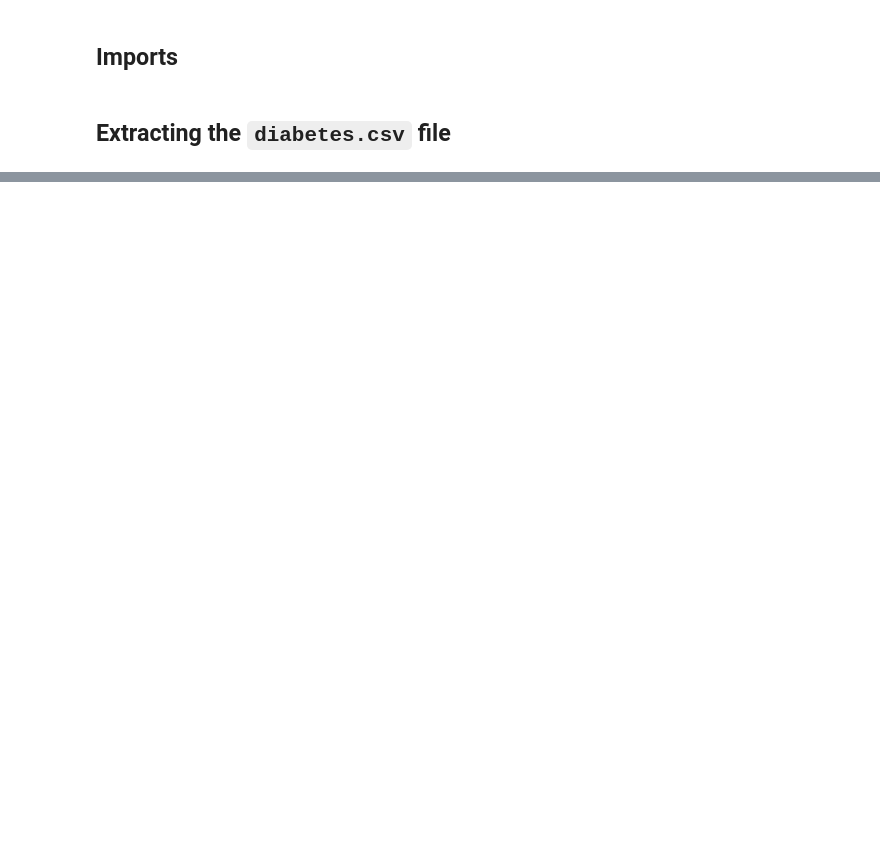
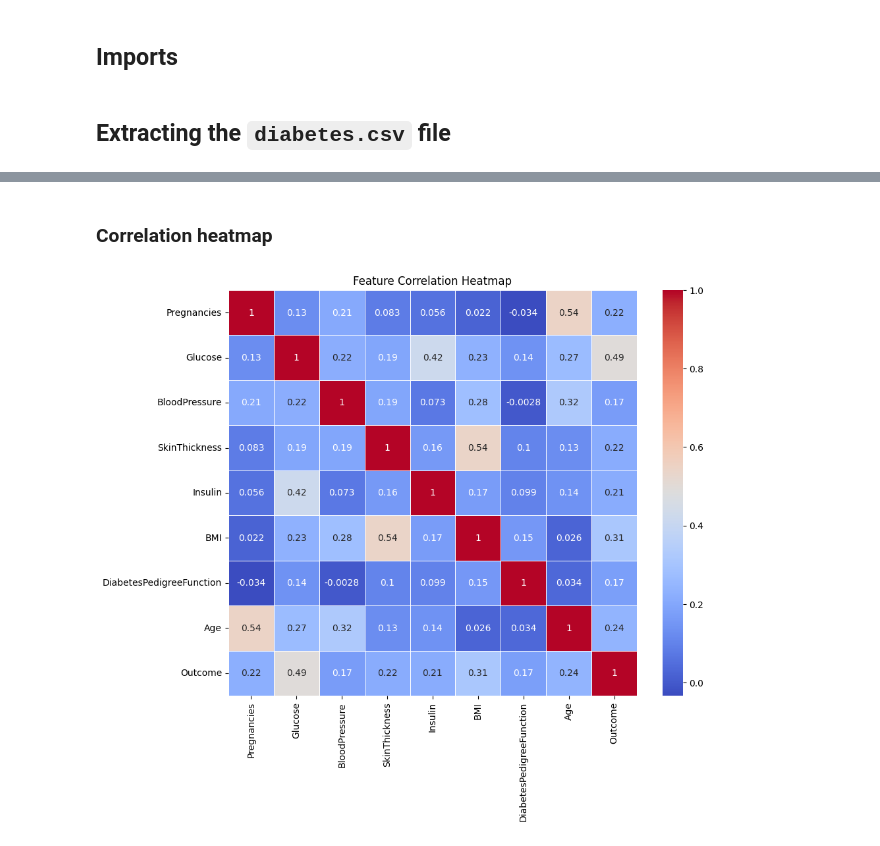
Before and after one commit to trashsock/comp_sci_7318_UoA, a Jupyter notebook: assn1.ipynb, the cells around one changed output, grey strips where cells are left out. Saved outputs shown, nothing was run; the diff lists cells and outputs as text; code cells hidden in the pictures; blank space fills up the shorter version.

```diff
--- a/assn1.ipynb
+++ b/assn1.ipynb
@@ -398,0 +24,6 @@ weighted avg       0.75      0.72      0.73       154
+# %%
+# Load & display
+df = pd.read_csv('diabetes.csv')
+
+print(df.info())
+print(df.describe())
@@ -398,0 +50,6 @@ weighted avg       0.75      0.72      0.73       154
+# %%
+# Replace 0 with NaN in relevant columns
+df[['Glucose', 'BloodPressure', 'SkinThickness', 'Insulin', 'BMI']] = df[['Glucose', 'BloodPressure', 'SkinThickness', 'Insulin', 'BMI']].replace(0, np.nan)
+
+# Impute the missing values with mean
+df.fillna(df.mean(), inplace=True)
@@ -398,0 +87,10 @@ weighted avg       0.75      0.72      0.73       154
+# %% [markdown]
+### Correlation heatmap
+# %%
+# Correlation matrix
+plt.figure(figsize=(10, 8))
+sns.heatmap(df.corr(), annot=True, cmap='coolwarm', linewidths=0.5)
+plt.title('Feature Correlation Heatmap')
+plt.show()
+# %% [output]
+[figure, added]
```
Also changed, not shown: parts of 67 cells of this notebook.
